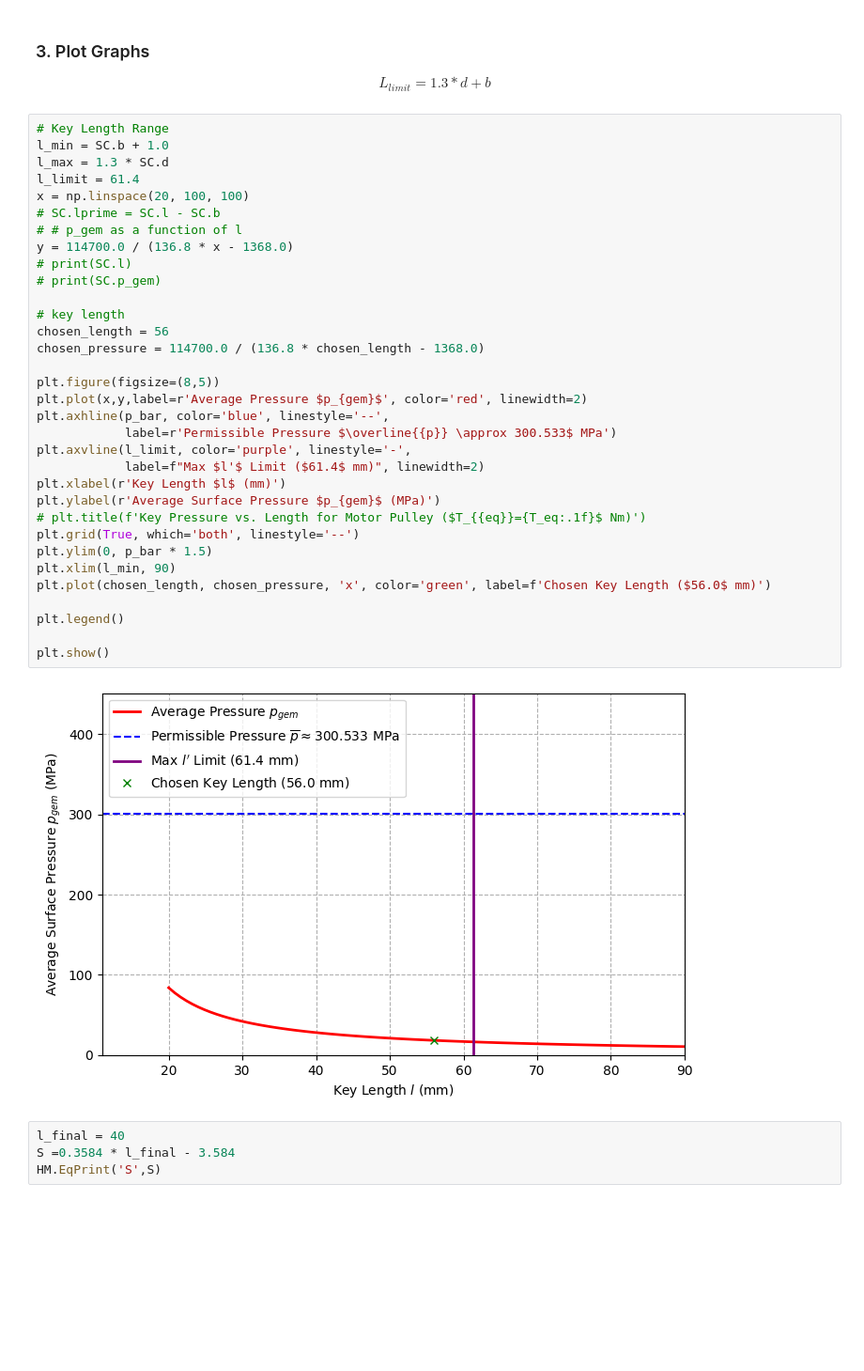
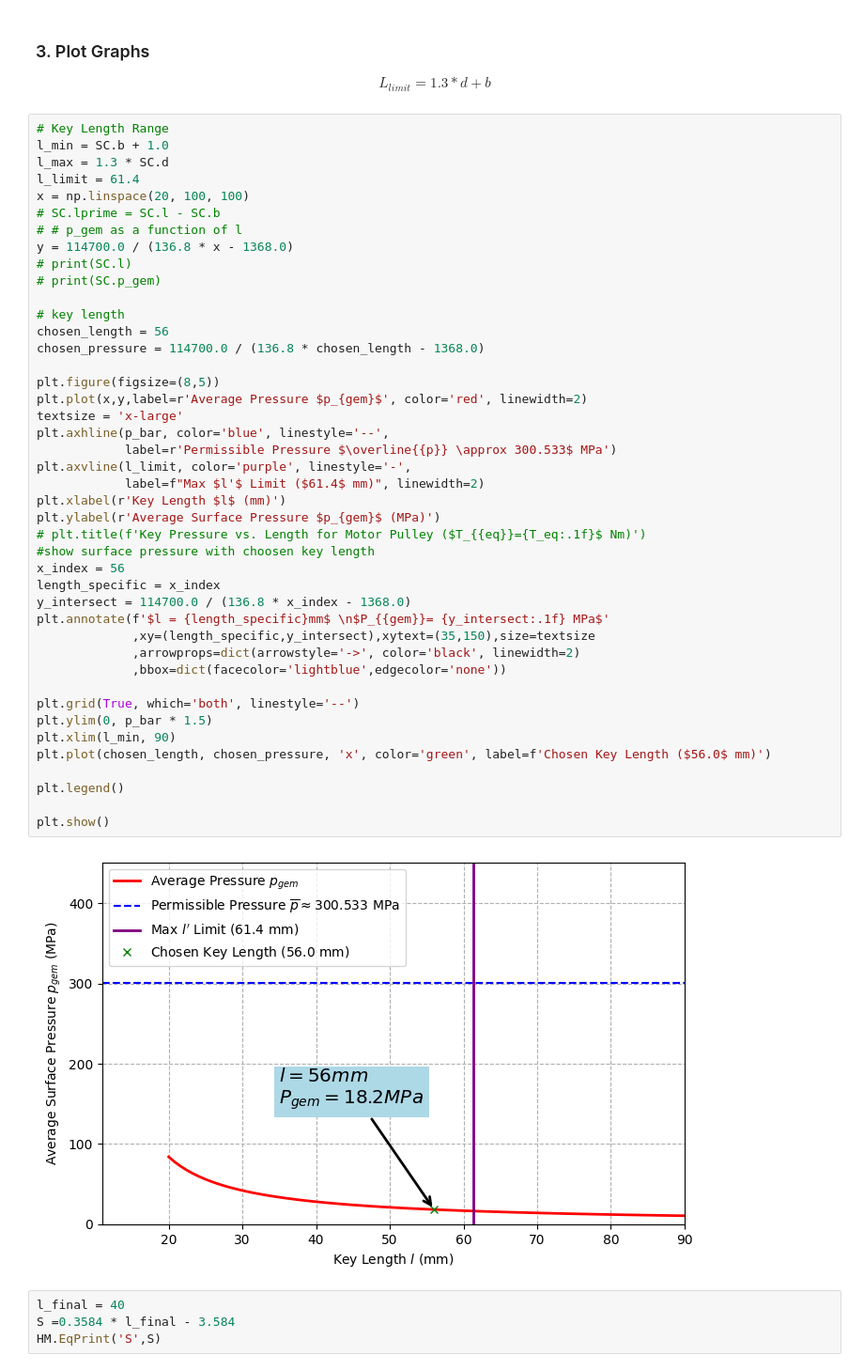
Before and after one commit to Angela-NG/machine-design, a Jupyter notebook: Lab1_Key_1.ipynb, the cells around one changed output. Shown at 94% size. Cells and saved outputs as stored; diff of their text form; blank space fills up the shorter version.

```diff
--- a/Lab1_Key_1.ipynb
+++ b/Lab1_Key_1.ipynb
@@ -152,34 +152,44 @@ l_max = 1.3 * SC.d
 l_limit = 61.4
 x = np.linspace(20, 100, 100)
 # SC.lprime = SC.l - SC.b
 # # p_gem as a function of l
 y = 114700.0 / (136.8 * x - 1368.0)
 # print(SC.l)
 # print(SC.p_gem)
 
 # key length
 chosen_length = 56
 chosen_pressure = 114700.0 / (136.8 * chosen_length - 1368.0)
 
 plt.figure(figsize=(8,5))
 plt.plot(x,y,label=r'Average Pressure $p_{gem}$', color='red', linewidth=2)
+textsize = 'x-large'
 plt.axhline(p_bar, color='blue', linestyle='--',
             label=r'Permissible Pressure $\overline{{p}} \approx 300.533$ MPa')
 plt.axvline(l_limit, color='purple', linestyle='-',
             label=f"Max $l'$ Limit ($61.4$ mm)", linewidth=2)
 plt.xlabel(r'Key Length $l$ (mm)')
 plt.ylabel(r'Average Surface Pressure $p_{gem}$ (MPa)')
 # plt.title(f'Key Pressure vs. Length for Motor Pulley ($T_{{eq}}={T_eq:.1f}$ Nm)')
+#show surface pressure with choosen key length
+x_index = 56
+length_specific = x_index
+y_intersect = 114700.0 / (136.8 * x_index - 1368.0)
+plt.annotate(f'$l = {length_specific}mm$ \n$P_{{gem}}= {y_intersect:.1f} MPa$'
+             ,xy=(length_specific,y_intersect),xytext=(35,150),size=textsize
+             ,arrowprops=dict(arrowstyle='->', color='black', linewidth=2)
+             ,bbox=dict(facecolor='lightblue',edgecolor='none'))
+
 plt.grid(True, which='both', linestyle='--')
 plt.ylim(0, p_bar * 1.5)
 plt.xlim(l_min, 90)
 plt.plot(chosen_length, chosen_pressure, 'x', color='green', label=f'Chosen Key Length ($56.0$ mm)')
 
 plt.legend()
 
 plt.show()
 # %% [output]
-[figure, old version]
+[figure, new version]
 # %%
 l_final = 40
 S =0.3584 * l_final - 3.584
```
